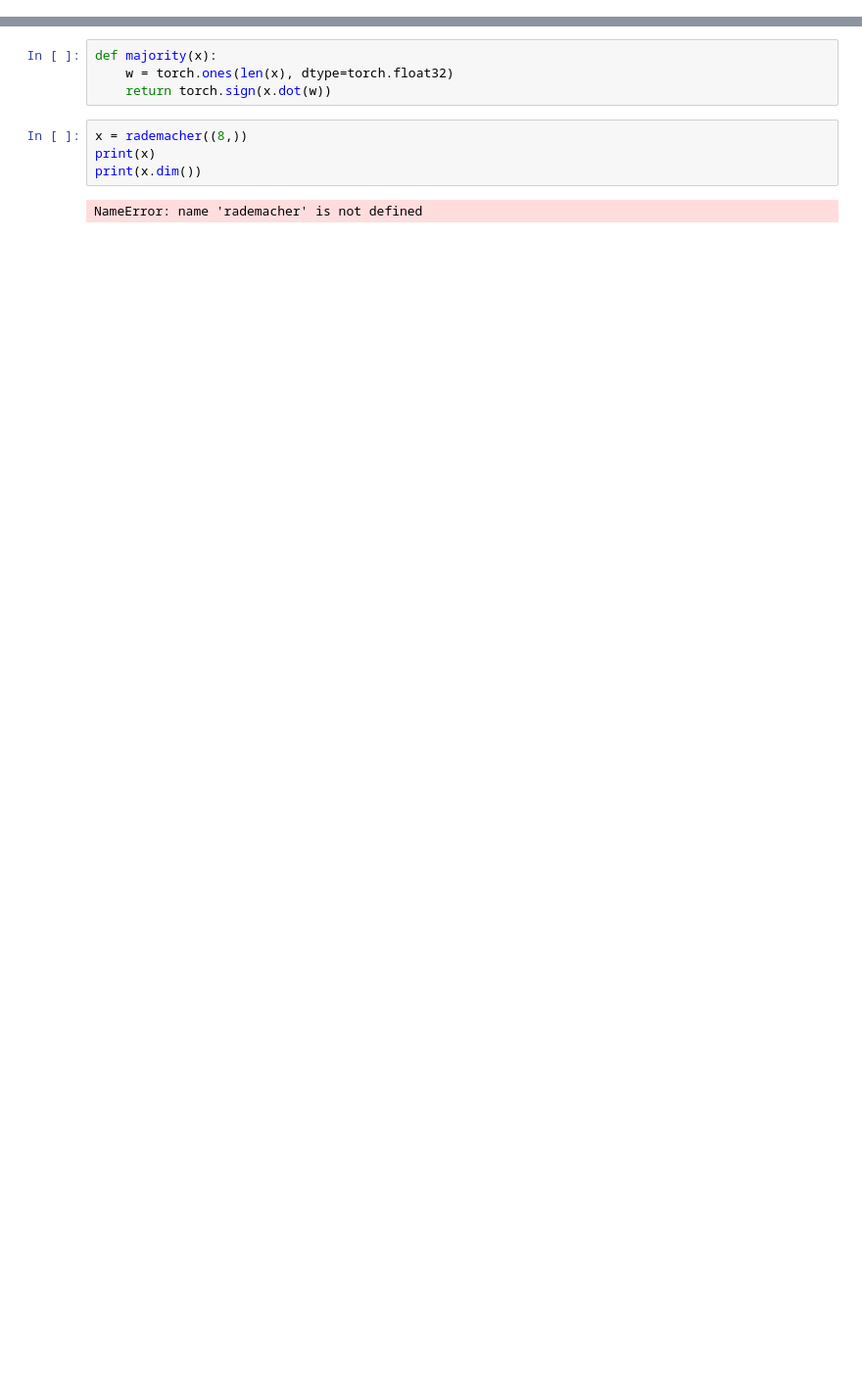
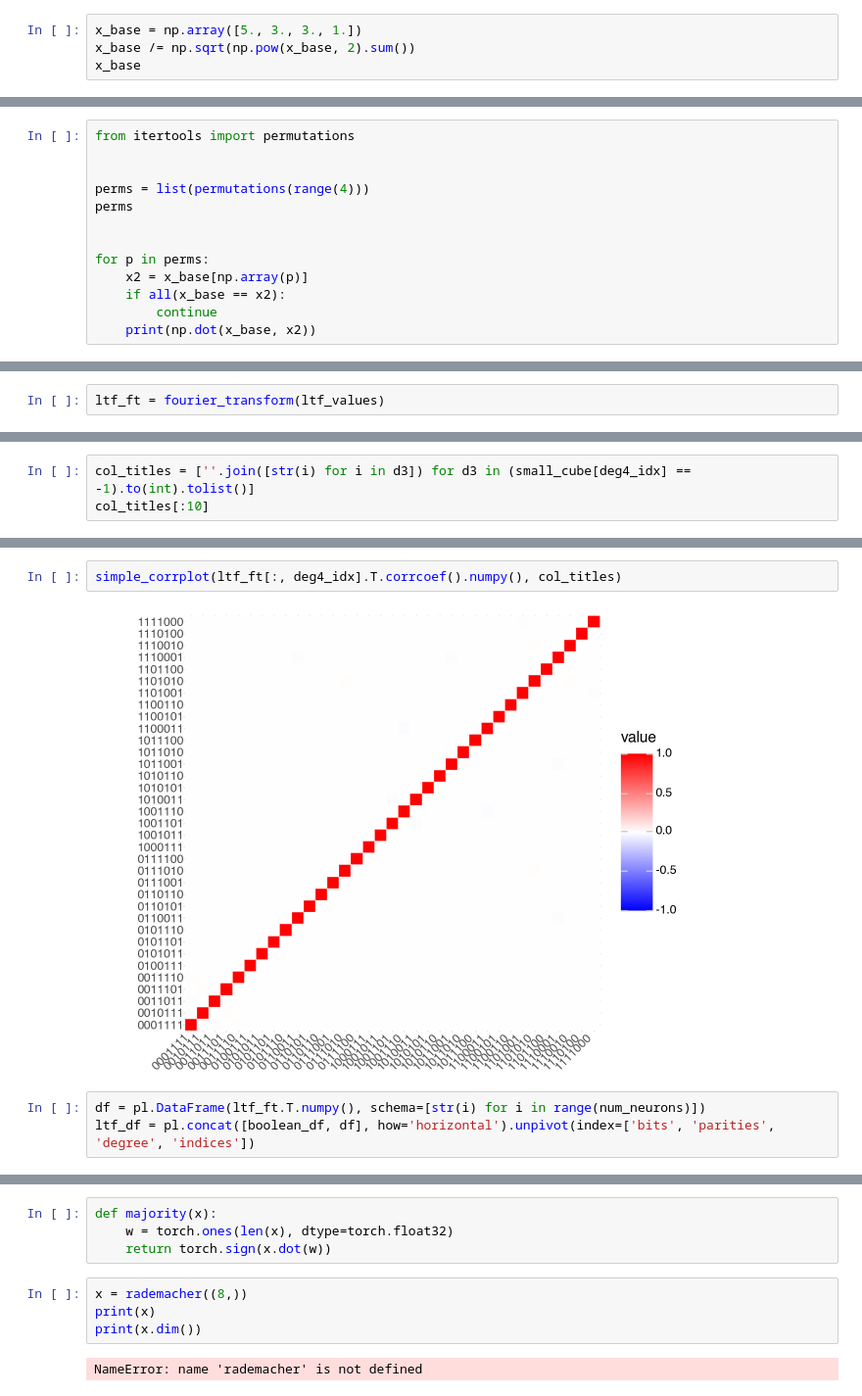
Before and after one commit to dashstander/deep-parity, a Jupyter notebook: random_functions.ipynb, the cells around one changed output, grey strips where cells are left out. Shown at 98% size. Drawn from its saved outputs; the diff is of its cells as text; blank space fills up the shorter version.

```diff
--- a/random_functions.ipynb
+++ b/random_functions.ipynb
@@ -80,0 +526,4 @@ Last 10 values: tensor([-0.2244, -0.0759, -0.2156, -0.0684,  0.1511, -0.1053,  0
+# %%
+x_base = np.array([5., 3., 3., 1.])
+x_base /= np.sqrt(np.pow(x_base, 2).sum())
+x_base
@@ -80,0 +532,13 @@ Last 10 values: tensor([-0.2244, -0.0759, -0.2156, -0.0684,  0.1511, -0.1053,  0
+# %%
+from itertools import permutations
+
+
+perms = list(permutations(range(4)))
+perms
+
+
+for p in perms:
+    x2 = x_base[np.array(p)]
+    if all(x_base == x2):
+        continue
+    print(np.dot(x_base, x2))
@@ -80,0 +563,2 @@ Last 10 values: tensor([-0.2244, -0.0759, -0.2156, -0.0684,  0.1511, -0.1053,  0
+# %%
+ltf_ft = fourier_transform(ltf_values)
@@ -80,0 +699,3 @@ Last 10 values: tensor([-0.2244, -0.0759, -0.2156, -0.0684,  0.1511, -0.1053,  0
+# %%
+col_titles = [''.join([str(i) for i in d3]) for d3 in (small_cube[deg4_idx] == -1).to(int).tolist()]
+col_titles[:10]
@@ -80,0 +713,7 @@ Last 10 values: tensor([-0.2244, -0.0759, -0.2156, -0.0684,  0.1511, -0.1053,  0
+# %%
+simple_corrplot(ltf_ft[:, deg4_idx].T.corrcoef().numpy(), col_titles)
+# %% [output]
+[figure, added]
+# %%
+df = pl.DataFrame(ltf_ft.T.numpy(), schema=[str(i) for i in range(num_neurons)])
+ltf_df = pl.concat([boolean_df, df], how='horizontal').unpivot(index=['bits', 'parities', 'degree', 'indices'])
```
Also changed, not shown: parts of 28 cells of this notebook, 10 other files.
